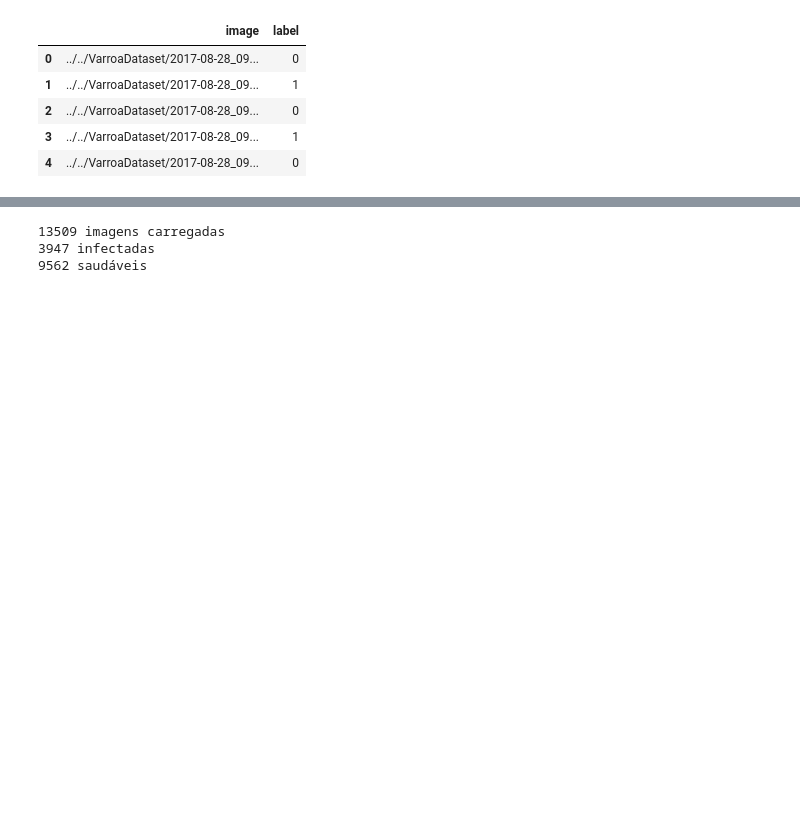
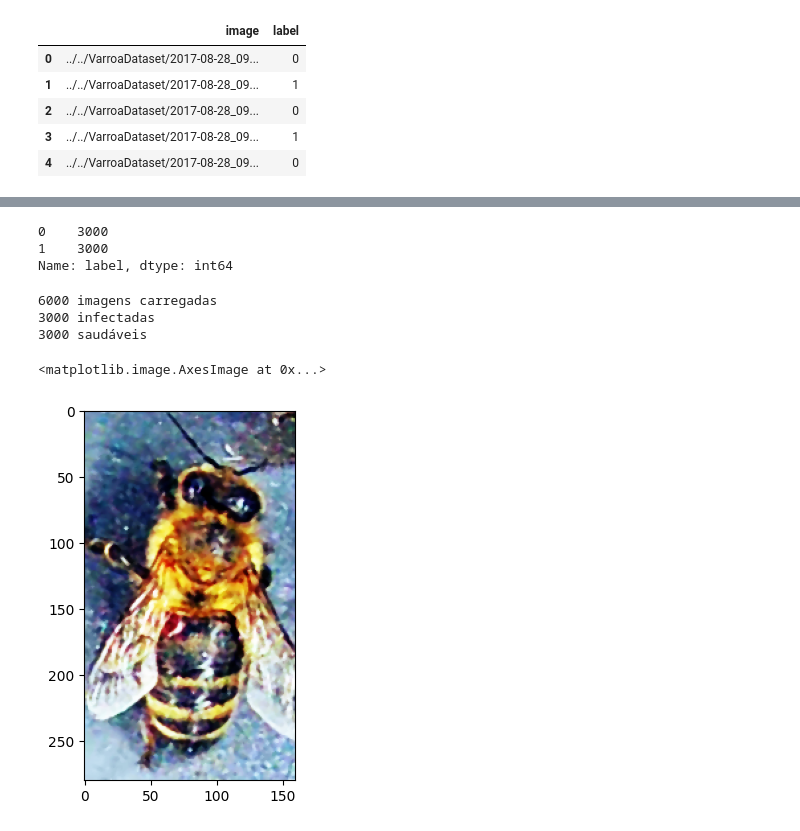
Before and after one commit to bianca-01/VarroaDetection, a Jupyter notebook: cross_validation/main.ipynb, the cells around one changed output, grey strips where cells are left out. Cells and saved outputs as stored; diff of their text form; code cells hidden in the pictures; blank space fills up the shorter version.

```diff
--- a/cross_validation/main.ipynb
+++ b/cross_validation/main.ipynb
@@ -18,3 +18,7 @@ metadata.head()
 | 2 | ../../VarroaDataset/2017-08-28_09... | 0 |
 | 3 | ../../VarroaDataset/2017-08-28_09... | 1 |
 | 4 | ../../VarroaDataset/2017-08-28_09... | 0 |
+# %%
+imgs_saudavel = metadata[metadata['label'] == 0]
+imgs_saudavel.index = [i for i in range(len(imgs_saudavel))]
+imgs_saudavel
@@ -20,0 +39,4 @@ metadata.head()
+# %%
+imgs_infectada = metadata[metadata['label'] == 1]
+imgs_infectada.index = [i for i in range(len(imgs_infectada))]
+imgs_infectada
@@ -20,0 +57,5 @@ metadata.head()
+# %%
+imgs_selected = pd.concat([imgs_saudavel.loc[:2999], imgs_infectada.loc[:2999]])
+imgs_selected.sort_values(by='image', inplace=True)
+imgs_selected.index = [i for i in range(len(imgs_selected))]
+imgs_selected.head()
@@ -21,6 +69,12 @@ metadata.head()
+# %%
+imgs_selected['label'].value_counts()
+# %% [output]
+0    3000
+1    3000
+Name: label, dtype: int64
 # %%
-imgs = Images(metadata)
+imgs = Images(imgs_selected)
 # %% [output]
-13509 imagens carregadas
-3947 infectadas
-9562 saudáveis
+6000 imagens carregadas
+3000 infectadas
+3000 saudáveis
@@ -26,0 +87,5 @@ imgs = Images(metadata)
+# %%
+plt.imshow(imgs.imgs_processed[1])
+# %% [output]
+<matplotlib.image.AxesImage at 0x...>
+[figure, added]
```
Also changed, not shown: parts of 9 cells of this notebook.
